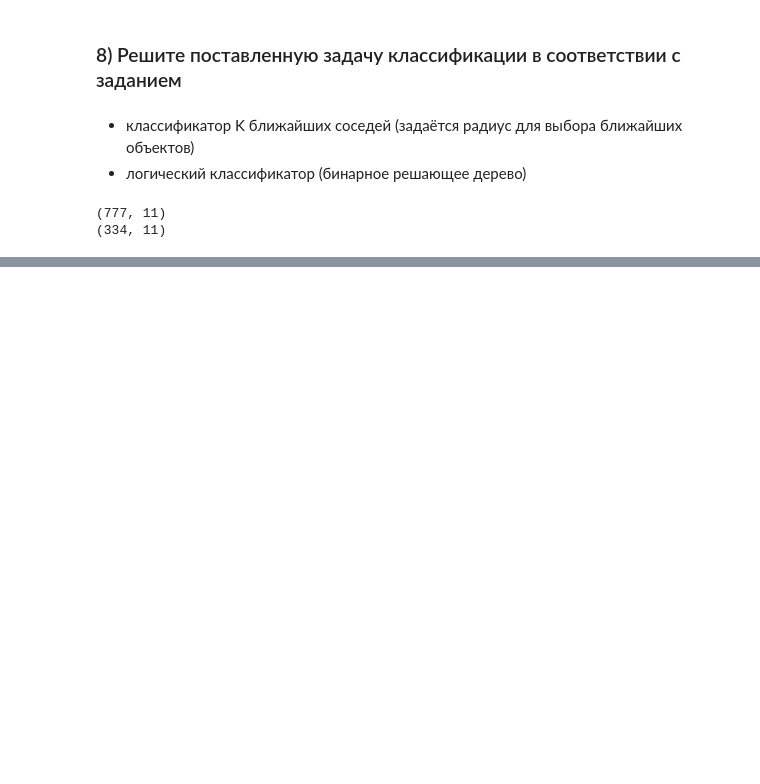
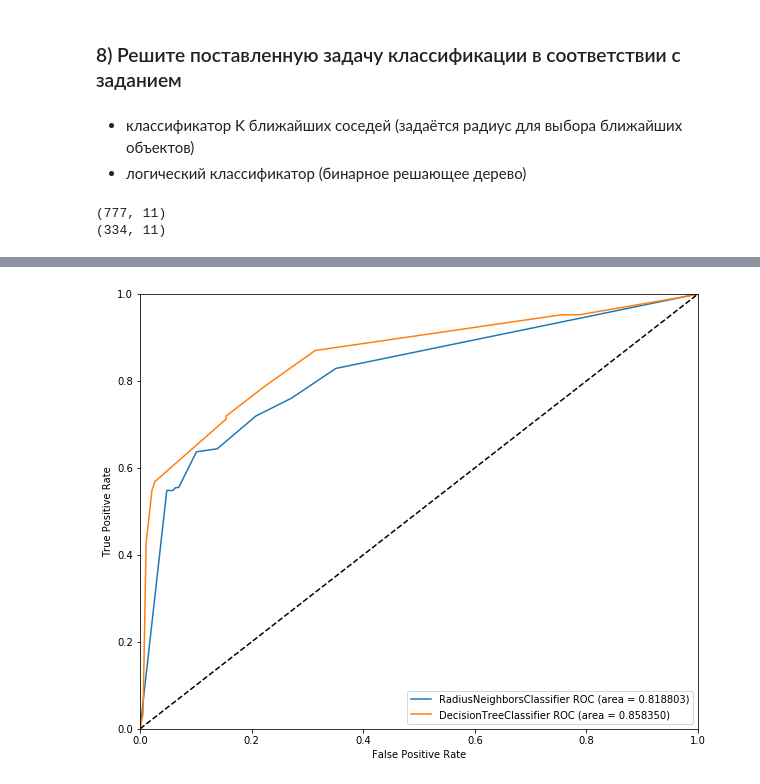
Before and after one commit to Vlad996/ml, a Jupyter notebook: lab2/sobolev_dmitriy_lab2.ipynb, the cells around one changed output, grey strips where cells are left out. Saved outputs shown, nothing was run; the diff lists cells and outputs as text; code cells hidden in the pictures; blank space fills up the shorter version.

Commit message:
ROC curve has been plotted

```diff
--- a/lab2/sobolev_dmitriy_lab2.ipynb
+++ b/lab2/sobolev_dmitriy_lab2.ipynb
@@ -316,0 +321,20 @@ test error:  0.224550898204
+# %%
+#найдем оптимальные глубину и количества учитываемых параметров для классификатора решающее дерево
+dtc = DecisionTreeClassifier()
+
+params = {'max_depth': list(range(1,12)), 'max_features': list(range(1,12))}
+
+dtc_grid = GridSearchCV(dtc, params)
+dtc_grid.fit(X_train, y_train)
+
+best_features = dtc_grid.best_estimator_.max_features
+best_depth = dtc_grid.best_estimator_.max_depth
+best_score = dtc_grid.best_score_
+print('best train score:', best_score,
+      '\t at features number:', best_features,
+      '\t at depth:', best_depth)
+
+dtc = DecisionTreeClassifier(max_depth=best_depth, max_features=best_features)
+dtc.fit(X_train, y_train)
+best_score  = np.mean(y_test == dtc.predict(X_test))
+print('test score: ', best_score)
@@ -316,0 +392,28 @@ test error:  0.224550898204
+# %%
+# ROC график K соседей и решающего дерева
+plt.figure(figsize=(10,8))
+
+# K соседей
+mrnc = MyRadiusNeighborsClassifier(outlier_label=1, radius=best_radius)
+probas = mrnc.predict_proba(X_test, X_train, y_train)
+fpr, tpr, thresholds = roc_curve(y_test, probas[:,1])
+roc_auc  = auc(fpr, tpr)
+plt.plot(fpr, tpr, label='%s ROC (area = %f)' % ('RadiusNeighborsClassifier', roc_auc))
+
+# решающее дерево
+dtc = DecisionTreeClassifier(max_depth=best_depth, max_features=best_features)
+probas = dtc.fit(X_train, y_train).predict_proba(X_test)
+fpr, tpr, thresholds = roc_curve(y_test, probas[:,1])
+roc_auc  = auc(fpr, tpr)
+plt.plot(fpr, tpr, label='%s ROC (area = %f)' % ('DecisionTreeClassifier', roc_auc))
+
+# вывод графика
+plt.plot([0, 1], [0, 1], 'k--')
+plt.xlim([0.0, 1.0])
+plt.ylim([0.0, 1.0])
+plt.xlabel('False Positive Rate')
+plt.ylabel('True Positive Rate')
+plt.legend(loc=4, fontsize='medium')
+plt.show()
+# %% [output]
+[figure, added]
```
Also changed, not shown: parts of 5 cells of this notebook, 1 other file.
